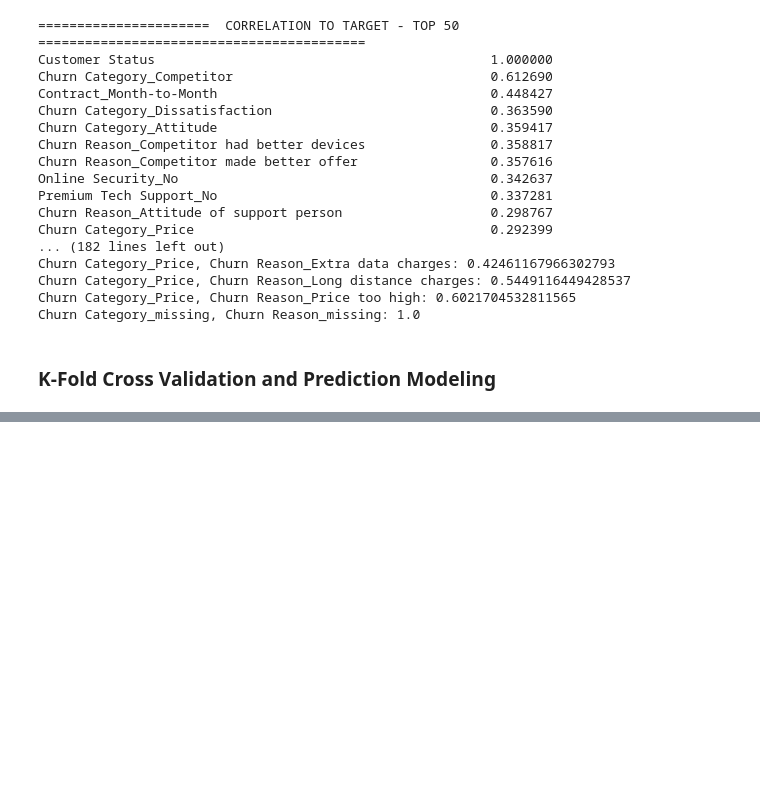
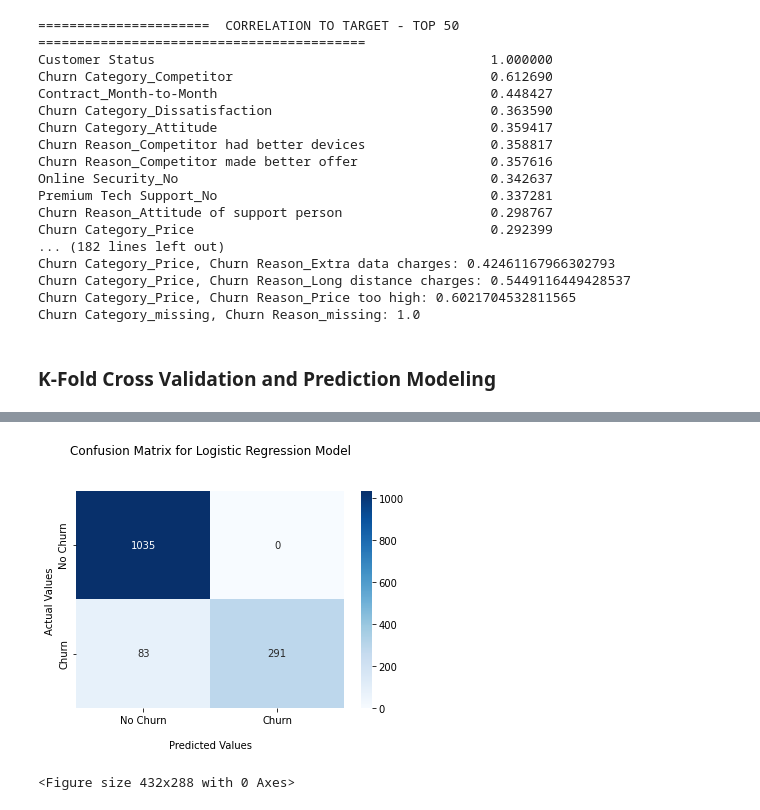
Before and after one commit to USD-502-FinalProject/502-Summer2022-FinalProject, a Jupyter notebook: 1_DataPreprocessing.ipynb, the cells around one changed output, grey strips where cells are left out. Cells and saved outputs as stored; diff of their text form; code cells hidden in the pictures; blank space fills up the shorter version.

```diff
--- a/1_DataPreprocessing.ipynb
+++ b/1_DataPreprocessing.ipynb
@@ -750,0 +776,44 @@ Random Forest:
+# %%
+###############################################################################
+# Train Individual Logistic Regression Model
+###############################################################################
+from sklearn.model_selection import train_test_split
+from sklearn.metrics import confusion_matrix
+import seaborn as sns
+
+# Setup the dataframe for input features and the target variable
+X = df_ohed[selected_cols]
+y = df_ohed['Customer Status']
+
+# Split up the test data by 20% portion, use stratification
+X_train, X_test, y_train, y_test = train_test_split(X, y, test_size = .2, random_state = 2020, stratify = y)
+
+# Create the Logistic Regression Model and train it
+Logreg = LogisticRegression()
+log = Logreg.fit(X_train, y_train)
+
+# Use test dataset to predict using the model
+y_pred = log.predict(X_test)
+
+# Get confusion matrix numbers
+cm = confusion_matrix(y_test, y_pred)
+tn, fp, fn, tp = confusion_matrix(y_test, y_pred).ravel()
+
+# Construct the confusion matrix out of a heatmap in Seaborn
+plt.figure()   # this clears the panel
+ax = sns.heatmap(cm, annot=True, cmap='Blues', fmt="d")
+
+ax.set_title('Confusion Matrix for Logistic Regression Model\n\n');
+ax.set_xlabel('\nPredicted Values')
+ax.set_ylabel('Actual Values ');
+
+# Label the axes
+ax.xaxis.set_ticklabels(['No Churn','Churn'])
+ax.yaxis.set_ticklabels(['No Churn','Churn'])
+
+# Display and Save the confusion matrix to a file
+plt.show()
+plt.savefig('Confusion Matrix - Logistic Regression.png')
+# %% [output]
+[figure, added]
+<Figure size 432x288 with 0 Axes>
```
Also changed, not shown: parts of 1 cell of this notebook.
